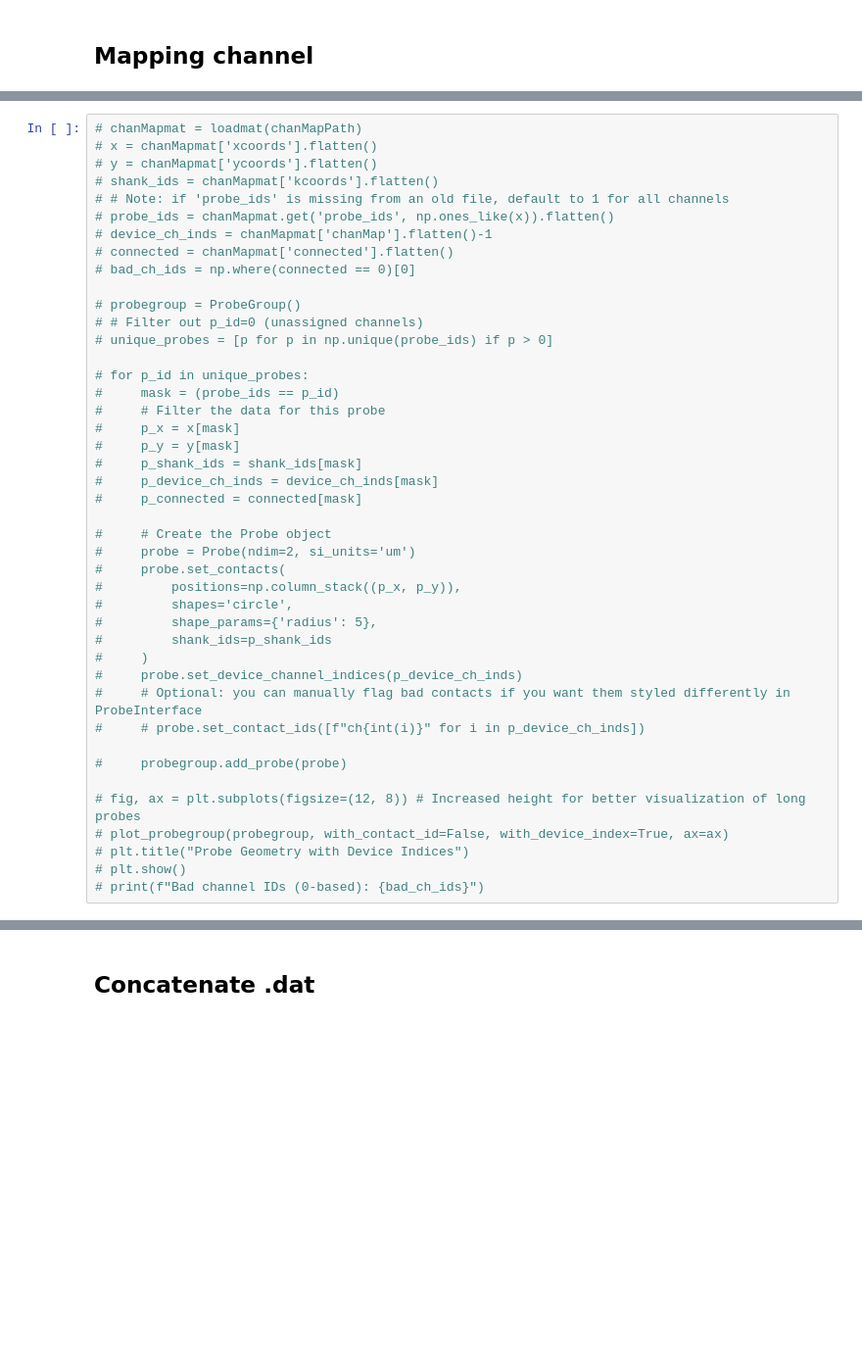
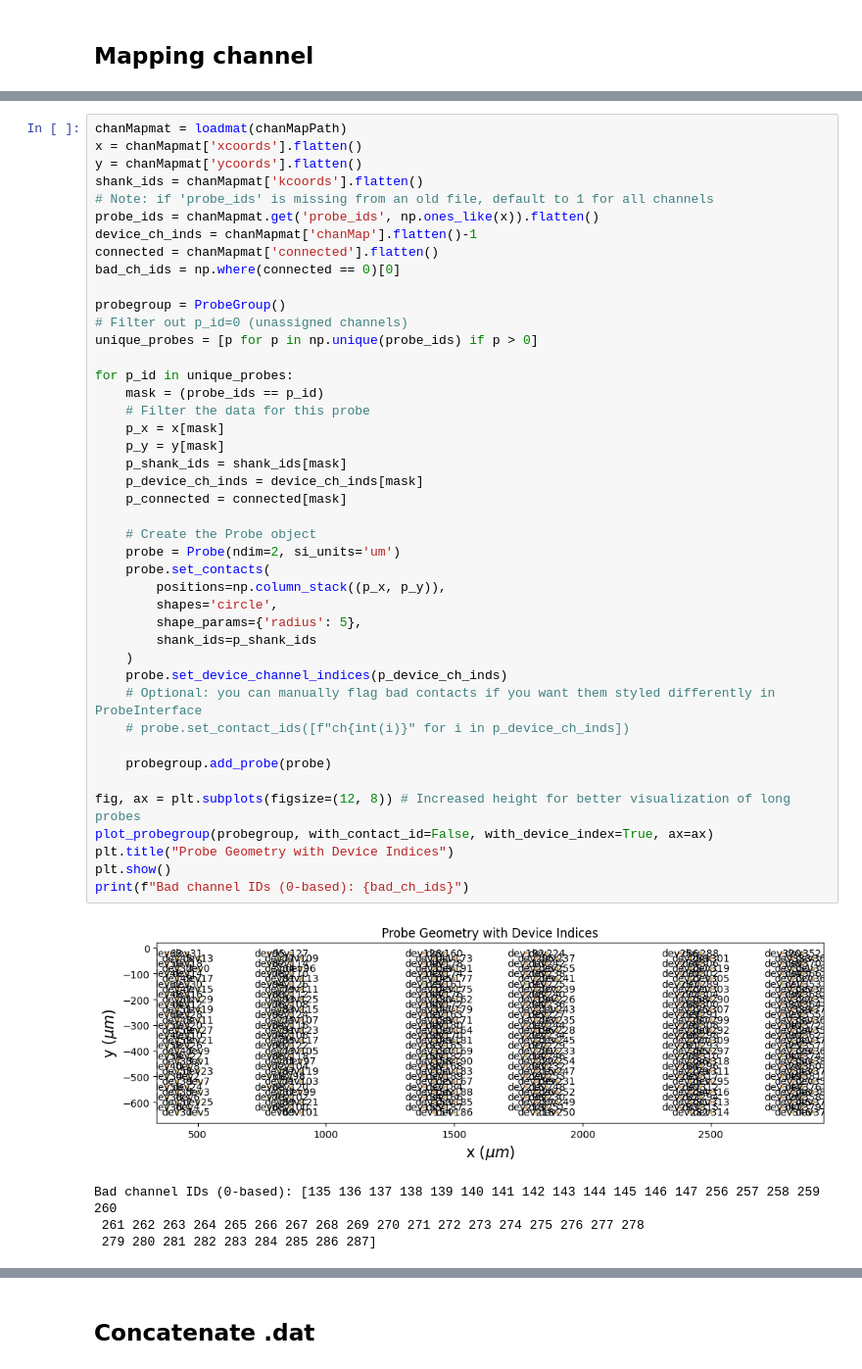
Before and after one commit to yoshihito-saito/PreprocessPipeline, a Jupyter notebook: Spike_sorting_KS1.ipynb, the cells around one changed output, grey strips where cells are left out. Shown at 98% size. Cells and saved outputs as stored; diff of their text form; blank space fills up the shorter version.

```diff
--- a/Spike_sorting_KS1.ipynb
+++ b/Spike_sorting_KS1.ipynb
@@ -96,44 +103,49 @@ Output directory: /local/workdir/ys2375/PreprocessPipeline/sorting_temp/whiskey_
 # %%
-# chanMapmat = loadmat(chanMapPath)
-# x = chanMapmat['xcoords'].flatten()
-# y = chanMapmat['ycoords'].flatten()
-# shank_ids = chanMapmat['kcoords'].flatten()
-# # Note: if 'probe_ids' is missing from an old file, default to 1 for all channels
-# probe_ids = chanMapmat.get('probe_ids', np.ones_like(x)).flatten()
-# device_ch_inds = chanMapmat['chanMap'].flatten()-1
-# connected = chanMapmat['connected'].flatten()
-# bad_ch_ids = np.where(connected == 0)[0]
+chanMapmat = loadmat(chanMapPath)
+x = chanMapmat['xcoords'].flatten()
+y = chanMapmat['ycoords'].flatten()
+shank_ids = chanMapmat['kcoords'].flatten()
+# Note: if 'probe_ids' is missing from an old file, default to 1 for all channels
+probe_ids = chanMapmat.get('probe_ids', np.ones_like(x)).flatten()
+device_ch_inds = chanMapmat['chanMap'].flatten()-1
+connected = chanMapmat['connected'].flatten()
+bad_ch_ids = np.where(connected == 0)[0]
 
-# probegroup = ProbeGroup()
-# # Filter out p_id=0 (unassigned channels)
-# unique_probes = [p for p in np.unique(probe_ids) if p > 0]
+probegroup = ProbeGroup()
+# Filter out p_id=0 (unassigned channels)
+unique_probes = [p for p in np.unique(probe_ids) if p > 0]
 
-# for p_id in unique_probes:
-#     mask = (probe_ids == p_id)
-#     # Filter the data for this probe
-#     p_x = x[mask]
-#     p_y = y[mask]
-#     p_shank_ids = shank_ids[mask]
-#     p_device_ch_inds = device_ch_inds[mask]
-#     p_connected = connected[mask]
+for p_id in unique_probes:
+    mask = (probe_ids == p_id)
+    # Filter the data for this probe
+    p_x = x[mask]
+    p_y = y[mask]
+    p_shank_ids = shank_ids[mask]
+    p_device_ch_inds = device_ch_inds[mask]
+    p_connected = connected[mask]
 
-#     # Create the Probe object
-#     probe = Probe(ndim=2, si_units='um')
-#     probe.set_contacts(
-#         positions=np.column_stack((p_x, p_y)),
-#         shapes='circle',
-#         shape_params={'radius': 5},
-#         shank_ids=p_shank_ids
-#     )
-#     probe.set_device_channel_indices(p_device_ch_inds)
-#     # Optional: you can manually flag bad contacts if you want them styled differently in ProbeInterface
-#     # probe.set_contact_ids([f"ch{int(i)}" for i in p_device_ch_inds])
+    # Create the Probe object
+    probe = Probe(ndim=2, si_units='um')
+    probe.set_contacts(
+        positions=np.column_stack((p_x, p_y)),
+        shapes='circle',
+        shape_params={'radius': 5},
+        shank_ids=p_shank_ids
+    )
+    probe.set_device_channel_indices(p_device_ch_inds)
+    # Optional: you can manually flag bad contacts if you want them styled differently in ProbeInterface
+    # probe.set_contact_ids([f"ch{int(i)}" for i in p_device_ch_inds])
 
-#     probegroup.add_probe(probe)
+    probegroup.add_probe(probe)
 
-# fig, ax = plt.subplots(figsize=(12, 8)) # Increased height for better visualization of long probes
-# plot_probegroup(probegroup, with_contact_id=False, with_device_index=True, ax=ax)
-# plt.title("Probe Geometry with Device Indices")
-# plt.show()
-# print(f"Bad channel IDs (0-based): {bad_ch_ids}")
+fig, ax = plt.subplots(figsize=(12, 8)) # Increased height for better visualization of long probes
+plot_probegroup(probegroup, with_contact_id=False, with_device_index=True, ax=ax)
+plt.title("Probe Geometry with Device Indices")
+plt.show()
+print(f"Bad channel IDs (0-based): {bad_ch_ids}")
+# %% [output]
+[figure, added]
+Bad channel IDs (0-based): [135 136 137 138 139 140 141 142 143 144 145 146 147 256 257 258 259 260
+ 261 262 263 264 265 266 267 268 269 270 271 272 273 274 275 276 277 278
+ 279 280 281 282 283 284 285 286 287]
 # %%
```
Also changed, not shown: parts of 16 cells of this notebook.
